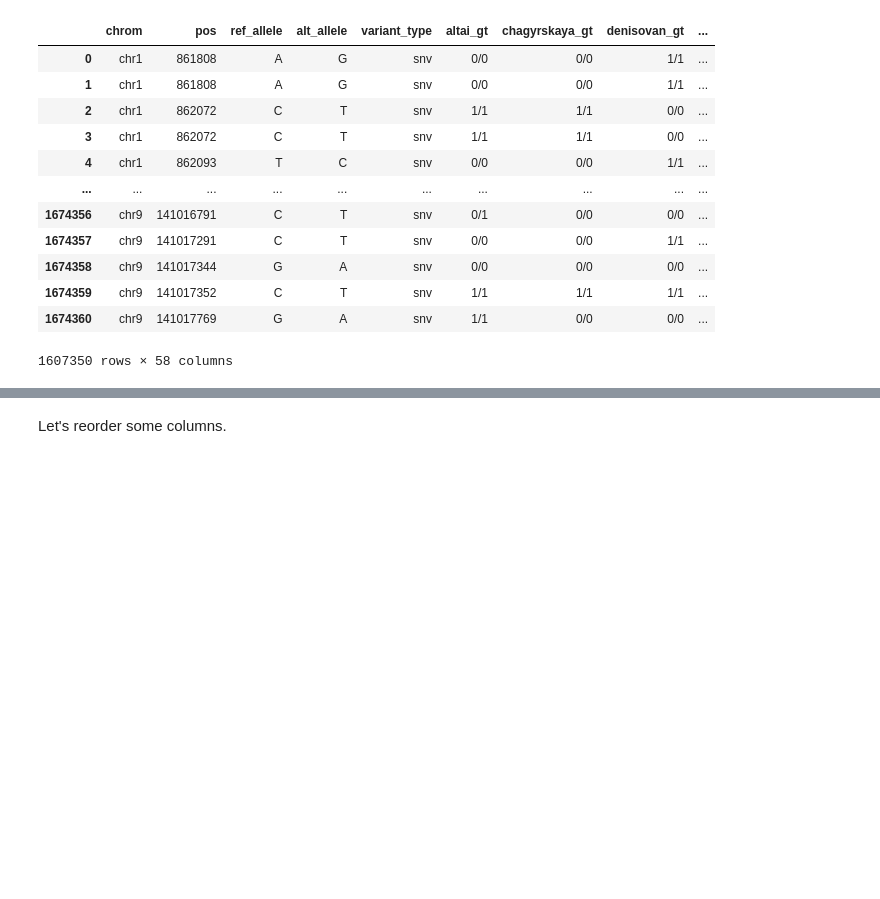
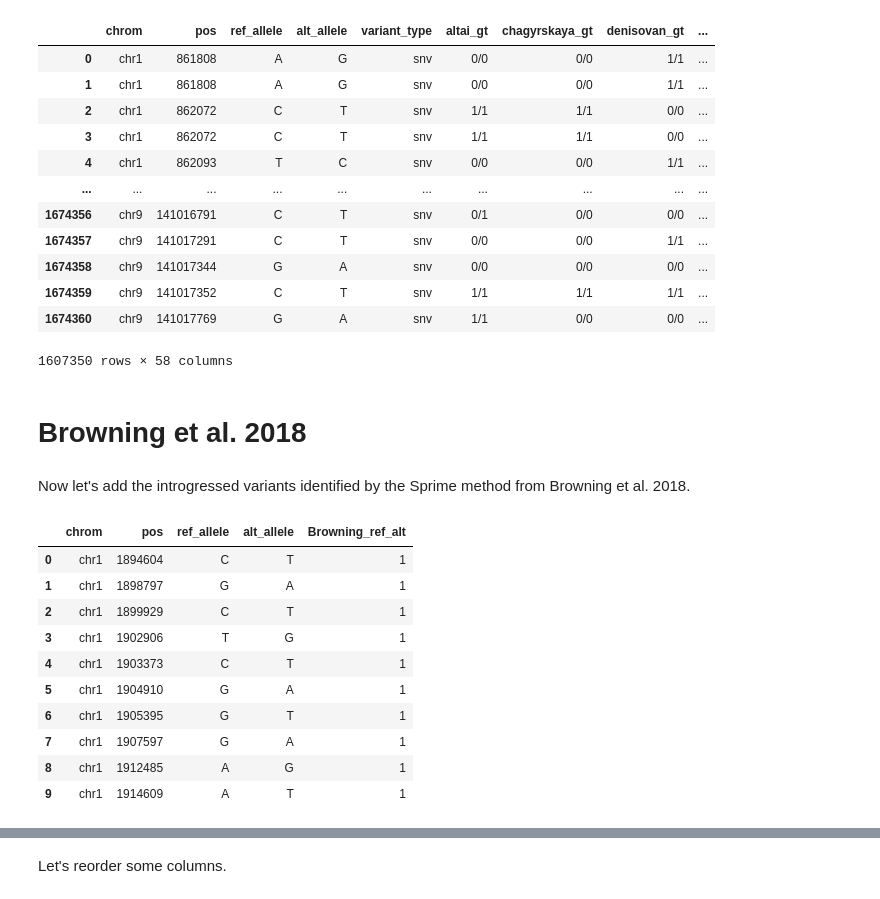
Before and after one commit to brandcm/Archaic_Splicing, a Jupyter notebook: scripts/notebooks/3_generate_archaic_dataframe_with_ancestral_alleles_frequencies_introgressed_variants.ipynb, the cells around one changed output, grey strips where cells are left out. Cells and saved outputs as stored; diff of their text form; code cells hidden in the pictures; blank space fills up the shorter version.

```diff
--- a/scripts/notebooks/3_generate_archaic_dataframe_with_ancestral_alleles_frequencies_introgressed_variants.ipynb
+++ b/scripts/notebooks/3_generate_archaic_dataframe_with_ancestral_alleles_frequencies_introgressed_variants.ipynb
@@ -406,3 +406,23 @@ data.drop(['start'], axis = 1)
 | 1674359 | chr9 | 141017352 | C | T | snv | 1/1 | 1/1 | 1/1 | ... |
 | 1674360 | chr9 | 141017769 | G | A | snv | 1/1 | 0/0 | 0/0 | ... |
 1607350 rows × 58 columns
+# %% [markdown]
+# Browning et al. 2018
+# %% [markdown]
+Now let's add the introgressed variants identified by the Sprime method from Browning et al. 2018.
+# %%
+browning_header = ['chrom','pos','ref_allele','alt_allele','Browning_ref_alt']
+browning = pd.read_csv('../introgression/Browning_et_al_2018_Neanderthal_introgressed_variants.txt', sep = '\t', names = browning_header)
+browning.head(10)
+# %% [output]
+|  | chrom | pos | ref_allele | alt_allele | Browning_ref_alt |
+| 0 | chr1 | 1894604 | C | T | 1 |
+| 1 | chr1 | 1898797 | G | A | 1 |
+| 2 | chr1 | 1899929 | C | T | 1 |
+| 3 | chr1 | 1902906 | T | G | 1 |
+| 4 | chr1 | 1903373 | C | T | 1 |
+| 5 | chr1 | 1904910 | G | A | 1 |
+| 6 | chr1 | 1905395 | G | T | 1 |
+| 7 | chr1 | 1907597 | G | A | 1 |
+| 8 | chr1 | 1912485 | A | G | 1 |
+| 9 | chr1 | 1914609 | A | T | 1 |
```
Also changed, not shown: parts of 21 cells of this notebook, 4 other files.
